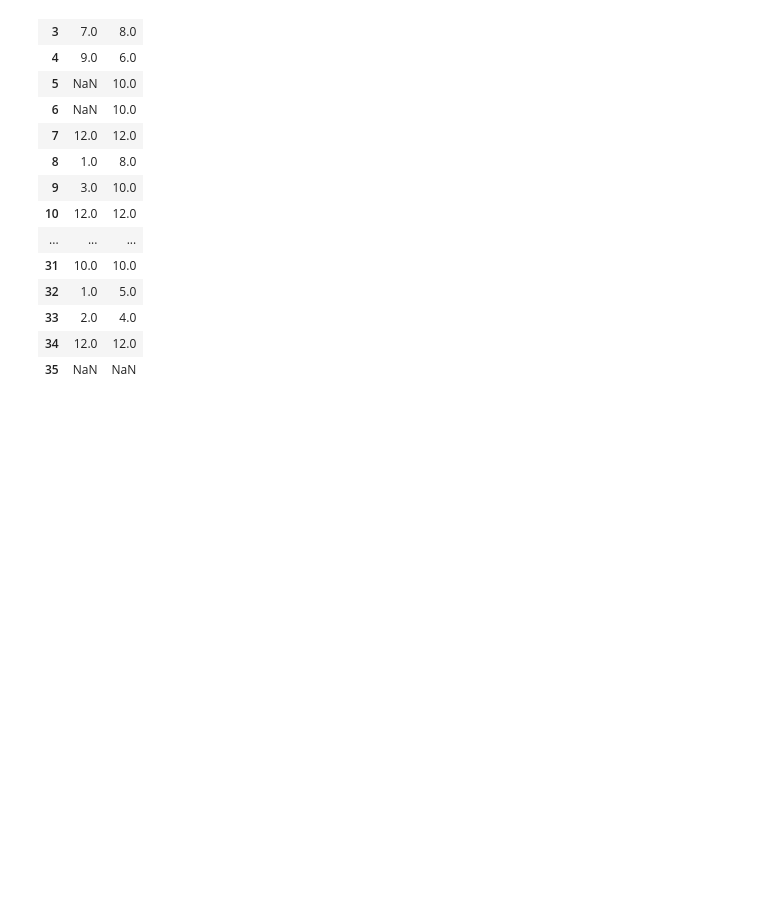
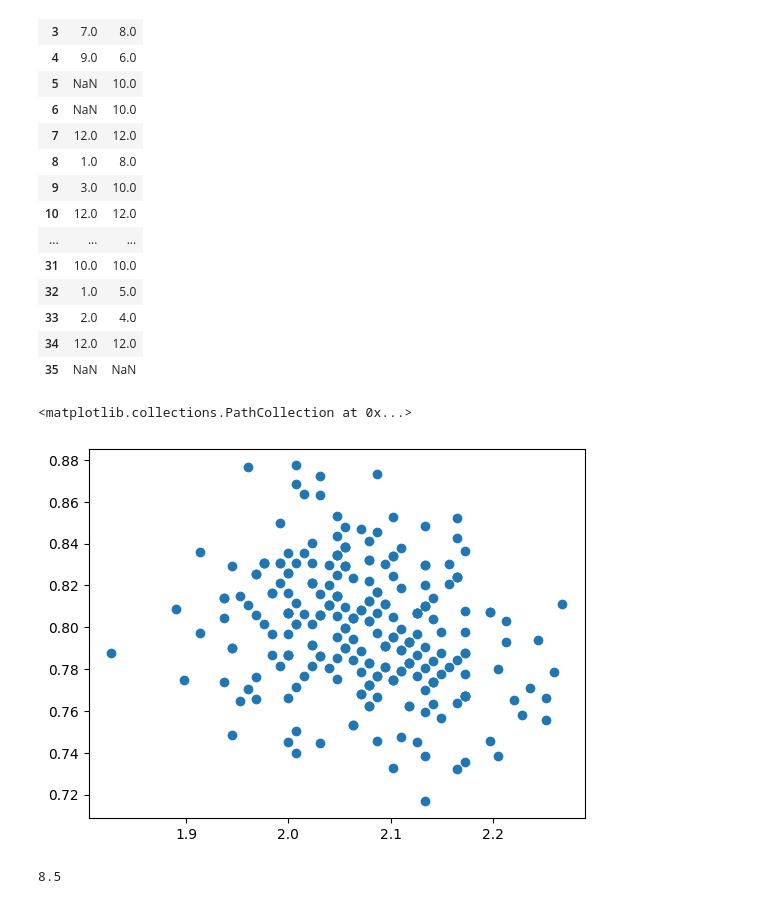
Before and after one commit to RadoTheProgrammer/TM-code, a Jupyter notebook: sandbox.ipynb, the cells around one changed output. Saved outputs shown, nothing was run; the diff lists cells and outputs as text; code cells hidden in the pictures; blank space fills up the shorter version.

```diff
--- a/sandbox.ipynb
+++ b/sandbox.ipynb
@@ -363,3 +366,18 @@ df3
 | 33 | 2.0 | 4.0 |
 | 34 | 12.0 | 12.0 |
 | 35 | NaN | NaN |
+# %%
+import pandas as pd
+import matplotlib.pyplot as plt
+df = pd.read_csv(r"results2-mean\data.csv")
+
+plt.scatter(df["Mean"],df["Std"])
+# %% [output]
+<matplotlib.collections.PathCollection at 0x...>
+[figure, added]
+# %%
+def new_ef(ef,q):
+    return ef+(0.1-(5-q)*(0.08+0.02*(5-q)))
+5*new_ef(2.5,0)
+# %% [output]
+8.5
```
Also changed, not shown: parts of 1 cell of this notebook, 3 other files.
